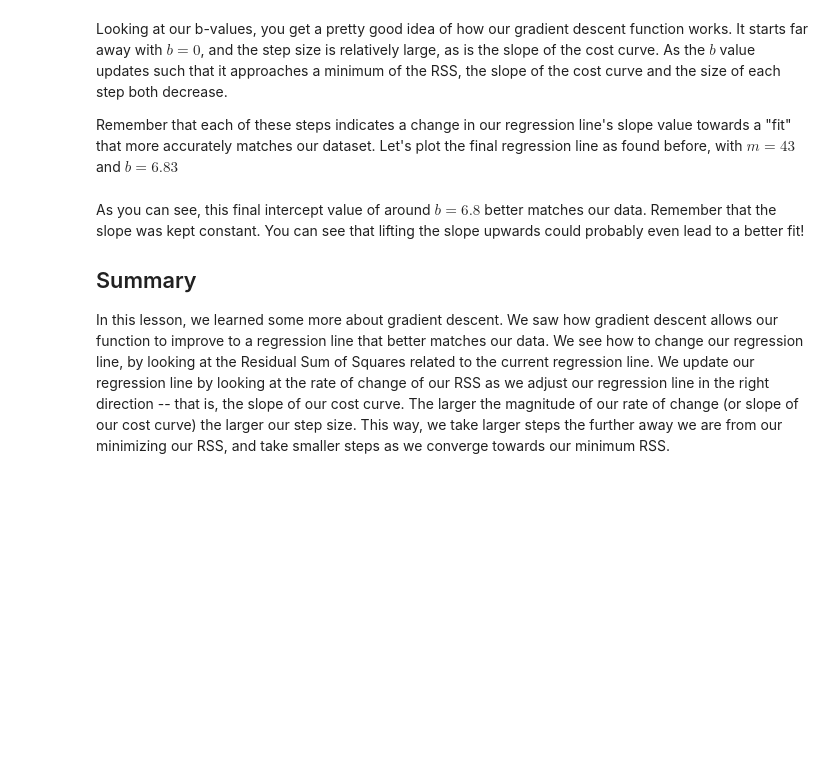
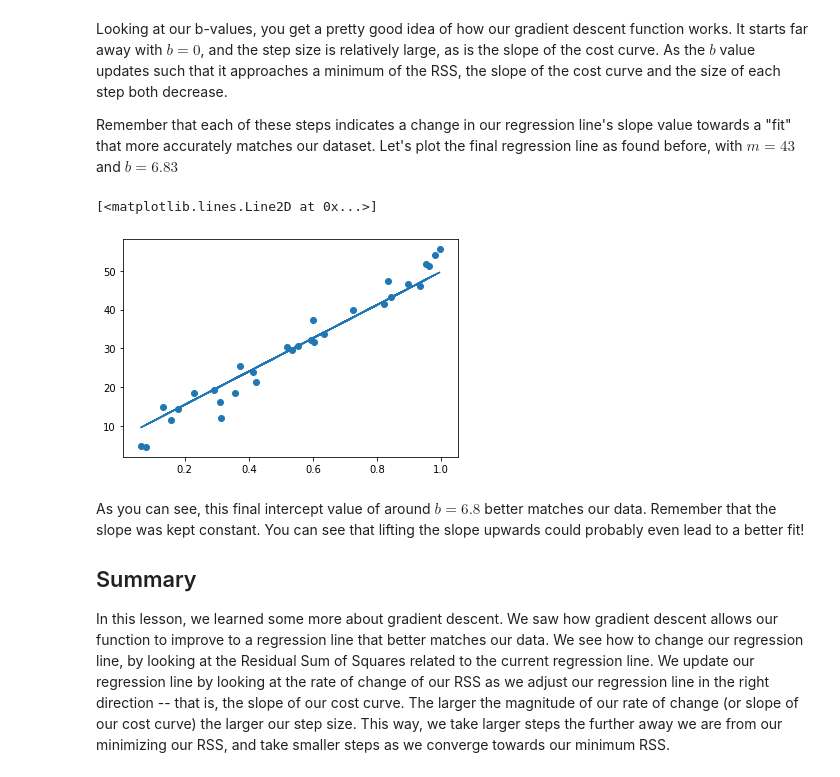
Before and after one commit to jirvingphd/fsds_pt_100719_cohort_notes, a Jupyter notebook: labs_from_class/sect_23_derivatives/sect_23_gradient_descent_step_size_lab_SG.ipynb, the cells around one changed output. Drawn from its saved outputs; the diff is of its cells as text; code cells hidden in the pictures; blank space fills up the shorter version.

```diff
--- a/labs_from_class/sect_23_derivatives/sect_23_gradient_descent_step_size_lab_SG.ipynb
+++ b/labs_from_class/sect_23_derivatives/sect_23_gradient_descent_step_size_lab_SG.ipynb
@@ -199,6 +327,12 @@ Looking at our b-values, you get a pretty good idea of how our gradient descent
 Remember that each of these steps indicates a change in our regression line's slope value towards a "fit" that more accurately matches our dataset.  Let's plot the final regression line as found before, with $m=43$ and $b=6.83$
 # %%
 # plot the final result here
+best_b = 6.83
+plt.scatter(x,y)
+plt.plot(x, regression_model(x,43,best_b))
+# %% [output]
+[<matplotlib.lines.Line2D at 0x...>]
+[figure, added]
 # %% [markdown]
 As you can see, this final intercept value of around $b=6.8$ better matches our data. Remember that the slope was kept constant. You can see that lifting the slope upwards could probably even lead to a better fit!
 
```
Also changed, not shown: parts of 23 cells of this notebook, 2 other files.
